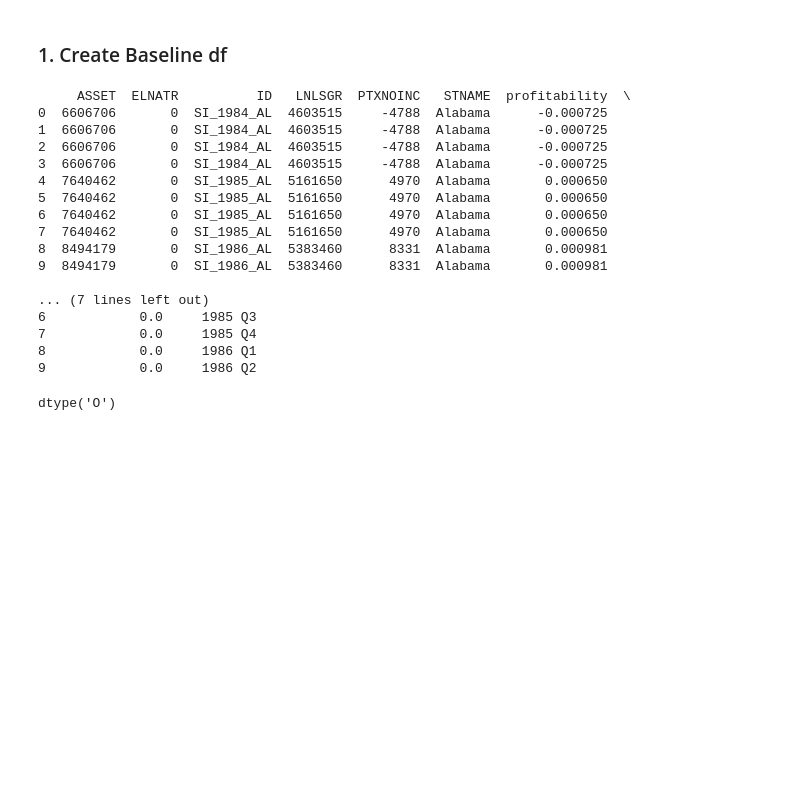
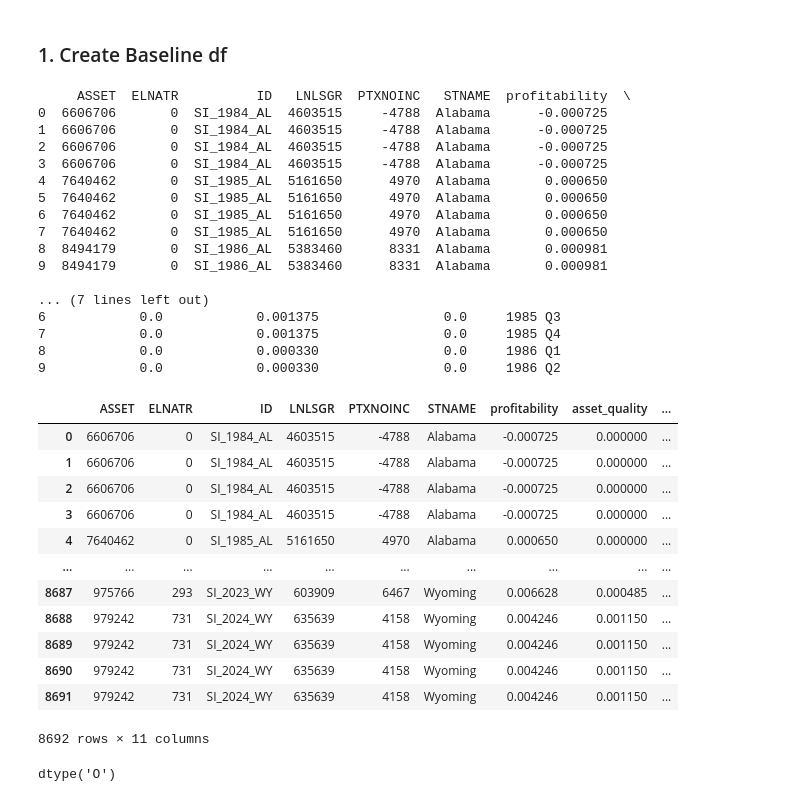
Before and after one commit to DMChakrabarti013/macro_matrics, a Jupyter notebook: preprocessing.ipynb, the cells around one changed output. Cells and saved outputs as stored; diff of their text form; code cells hidden in the pictures; blank space fills up the shorter version.

```diff
--- a/preprocessing.ipynb
+++ b/preprocessing.ipynb
@@ -1071,7 +1076,6 @@ def get_knn_matches(X, state_names, treated_states, k=5):
 # %% [markdown]
 ### 1. Create Baseline df
 # %%
-
 # Load the yearly bank data; assumes columns include "Year", "State", "PTXNOINC", "ASSET", "ELNATR", "LNLSGR"
 bank_df = pd.read_csv("bank-data.csv")
 
@@ -1080,6 +1084,13 @@ bank_df = pd.read_csv("bank-data.csv")
 # Asset Quality Ratio = ELNATR / LNLSGR
 bank_df["profitability"] = bank_df["PTXNOINC"] / bank_df["ASSET"]
 bank_df["asset_quality"] = bank_df["ELNATR"] / bank_df["LNLSGR"]
+
+# Sort data by state and year to prepare for calculating differences
+bank_df.sort_values(["STNAME", "YEAR"], inplace=True)
+
+# Calculate the difference in profitability compared to the previous year
+bank_df["profitability_diff"] = bank_df.groupby("STNAME")["profitability"].diff()
+bank_df["assetquality_diff"] = bank_df.groupby("STNAME")["asset_quality"].diff()
 
 # The bank data is yearly; we need to 'upsample' it to quarterly.
 # Define the four quarters as strings.
@@ -1121,10 +1132,26 @@ print(bank_df_quarterly.head(10))
 9  8494179       0  SI_1986_AL  5383460      8331  Alabama       0.000981
 
 ... (7 lines left out)
-6            0.0     1985 Q3
-7            0.0     1985 Q4
-8            0.0     1986 Q1
-9            0.0     1986 Q2
+6            0.0            0.001375                0.0     1985 Q3
+7            0.0            0.001375                0.0     1985 Q4
+8            0.0            0.000330                0.0     1986 Q1
+9            0.0            0.000330                0.0     1986 Q2
+# %%
+bank_df_quarterly
+# %% [output]
+|  | ASSET | ELNATR | ID | LNLSGR | PTXNOINC | STNAME | profitability | asset_quality | ... |
+| 0 | 6606706 | 0 | SI_1984_AL | 4603515 | -4788 | Alabama | -0.000725 | 0.000000 | ... |
+| 1 | 6606706 | 0 | SI_1984_AL | 4603515 | -4788 | Alabama | -0.000725 | 0.000000 | ... |
+| 2 | 6606706 | 0 | SI_1984_AL | 4603515 | -4788 | Alabama | -0.000725 | 0.000000 | ... |
+| 3 | 6606706 | 0 | SI_1984_AL | 4603515 | -4788 | Alabama | -0.000725 | 0.000000 | ... |
+| 4 | 7640462 | 0 | SI_1985_AL | 5161650 | 4970 | Alabama | 0.000650 | 0.000000 | ... |
+| ... | ... | ... | ... | ... | ... | ... | ... | ... | ... |
+| 8687 | 975766 | 293 | SI_2023_WY | 603909 | 6467 | Wyoming | 0.006628 | 0.000485 | ... |
+| 8688 | 979242 | 731 | SI_2024_WY | 635639 | 4158 | Wyoming | 0.004246 | 0.001150 | ... |
+| 8689 | 979242 | 731 | SI_2024_WY | 635639 | 4158 | Wyoming | 0.004246 | 0.001150 | ... |
+| 8690 | 979242 | 731 | SI_2024_WY | 635639 | 4158 | Wyoming | 0.004246 | 0.001150 | ... |
+| 8691 | 979242 | 731 | SI_2024_WY | 635639 | 4158 | Wyoming | 0.004246 | 0.001150 | ... |
+8692 rows × 11 columns
 # %%
 debt_df= pd.read_csv("household-debt-by-state.csv")
 # %%
```
Also changed, not shown: parts of 14 cells of this notebook, 22 other files.
